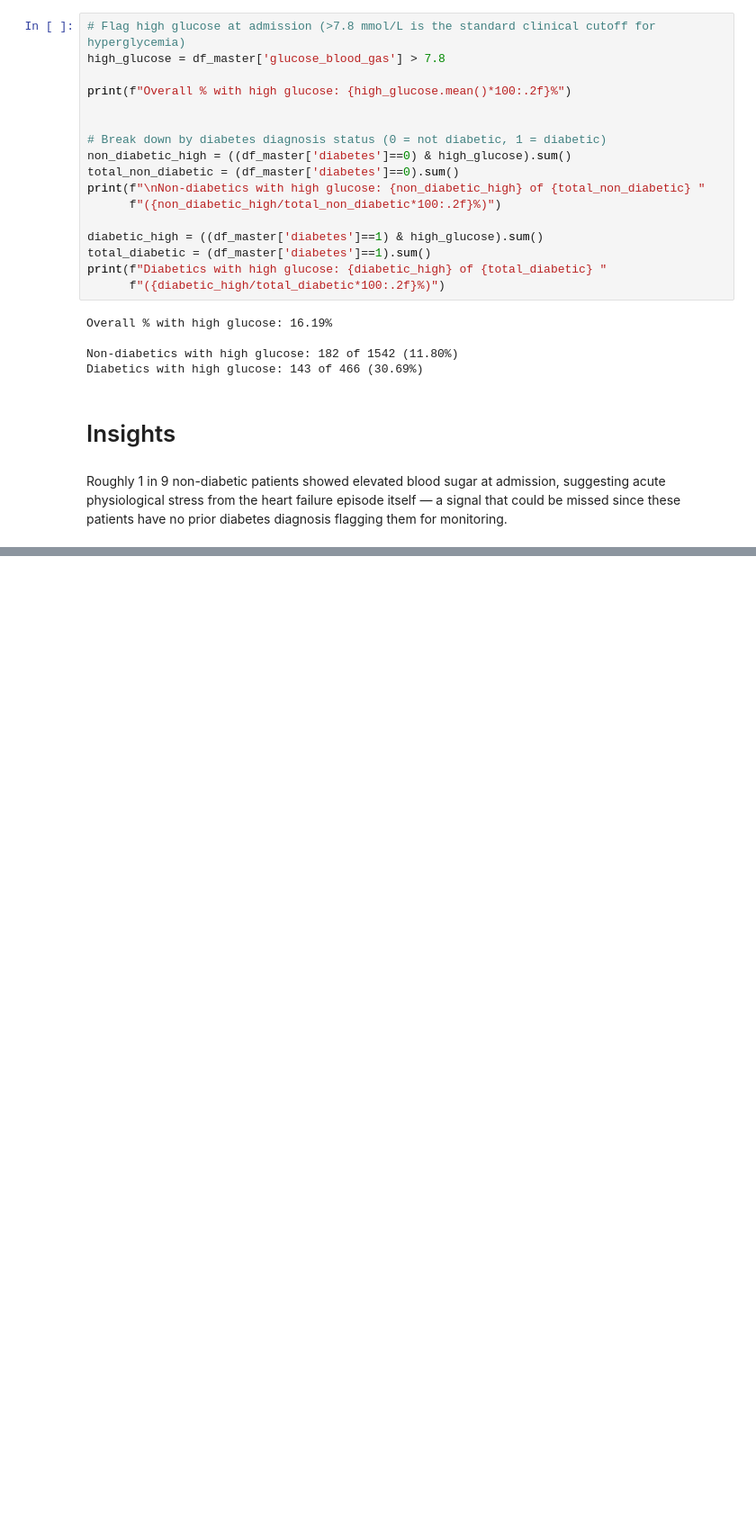
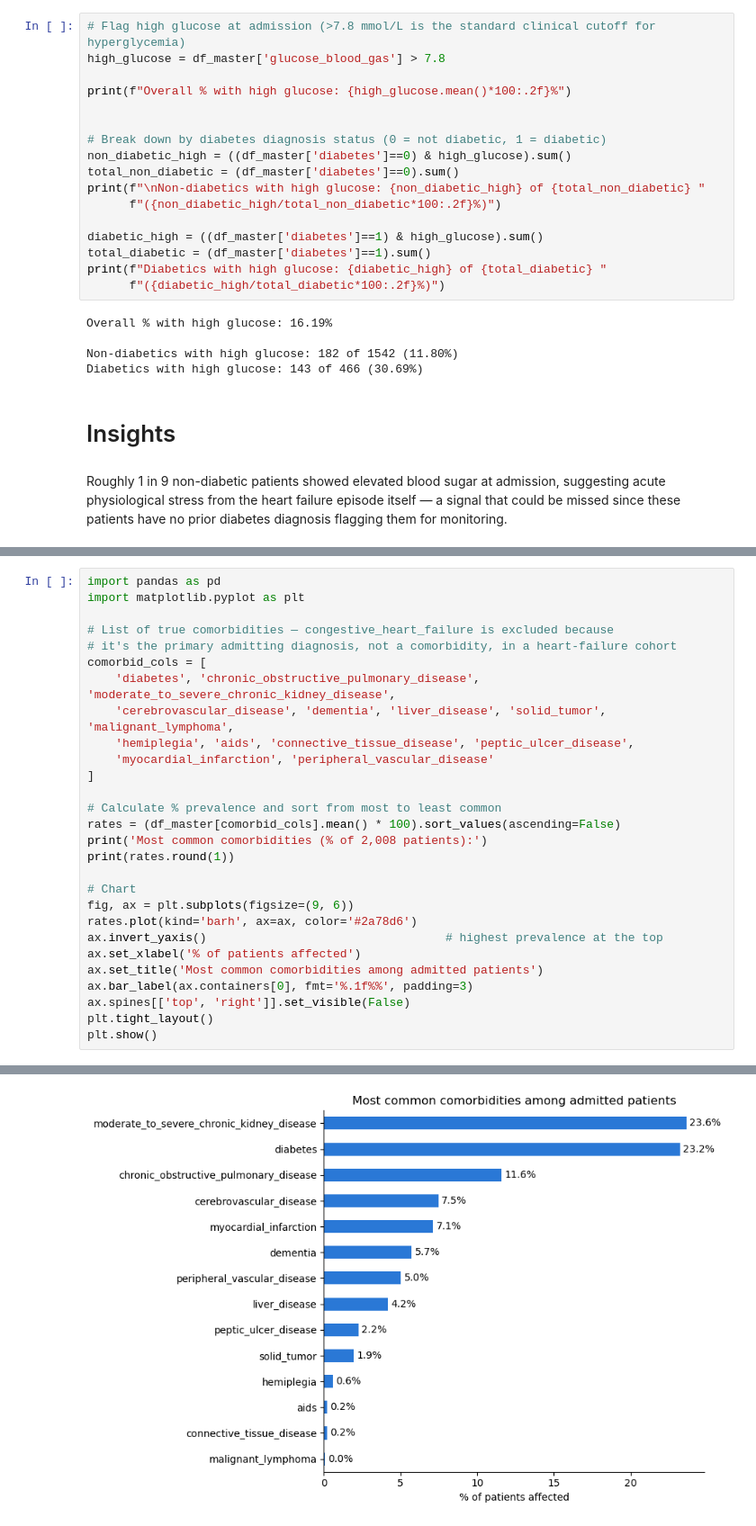
Before and after one commit to mishrasudha1984-png/Team4_The_Zen_OF_Five_PythonHackathon_Sep2026, a Jupyter notebook: Team4_The_Zen_Of_Five_02.Descriptive And Prescriptive.ipynb, the cells around one changed output, grey strips where cells are left out. Shown at 90% size. Drawn from its saved outputs; the diff is of its cells as text; blank space fills up the shorter version.

```diff
--- a/Team4_The_Zen_Of_Five_02.Descriptive And Prescriptive.ipynb
+++ b/Team4_The_Zen_Of_Five_02.Descriptive And Prescriptive.ipynb
@@ -365,0 +412,29 @@ Roughly 1 in 9 non-diabetic patients showed elevated blood sugar at admission, s
+# %%
+import pandas as pd
+import matplotlib.pyplot as plt
+
+# List of true comorbidities — congestive_heart_failure is excluded because
+# it's the primary admitting diagnosis, not a comorbidity, in a heart-failure cohort
+comorbid_cols = [
+    'diabetes', 'chronic_obstructive_pulmonary_disease', 'moderate_to_severe_chronic_kidney_disease',
+    'cerebrovascular_disease', 'dementia', 'liver_disease', 'solid_tumor', 'malignant_lymphoma',
+    'hemiplegia', 'aids', 'connective_tissue_disease', 'peptic_ulcer_disease',
+    'myocardial_infarction', 'peripheral_vascular_disease'
+]
+
+# Calculate % prevalence and sort from most to least common
+rates = (df_master[comorbid_cols].mean() * 100).sort_values(ascending=False)
+print('Most common comorbidities (% of 2,008 patients):')
+print(rates.round(1))
+
+# Chart
+fig, ax = plt.subplots(figsize=(9, 6))
+rates.plot(kind='barh', ax=ax, color='#2a78d6')
+ax.invert_yaxis()                                  # highest prevalence at the top
+ax.set_xlabel('% of patients affected')
+ax.set_title('Most common comorbidities among admitted patients')
+ax.bar_label(ax.containers[0], fmt='%.1f%%', padding=3)
+ax.spines[['top', 'right']].set_visible(False)
+plt.tight_layout()
+plt.show()
+# %% [output]
@@ -365,0 +457 @@ Roughly 1 in 9 non-diabetic patients showed elevated blood sugar at admission, s
+[figure, added]
```
Also changed, not shown: parts of 9 cells of this notebook.
